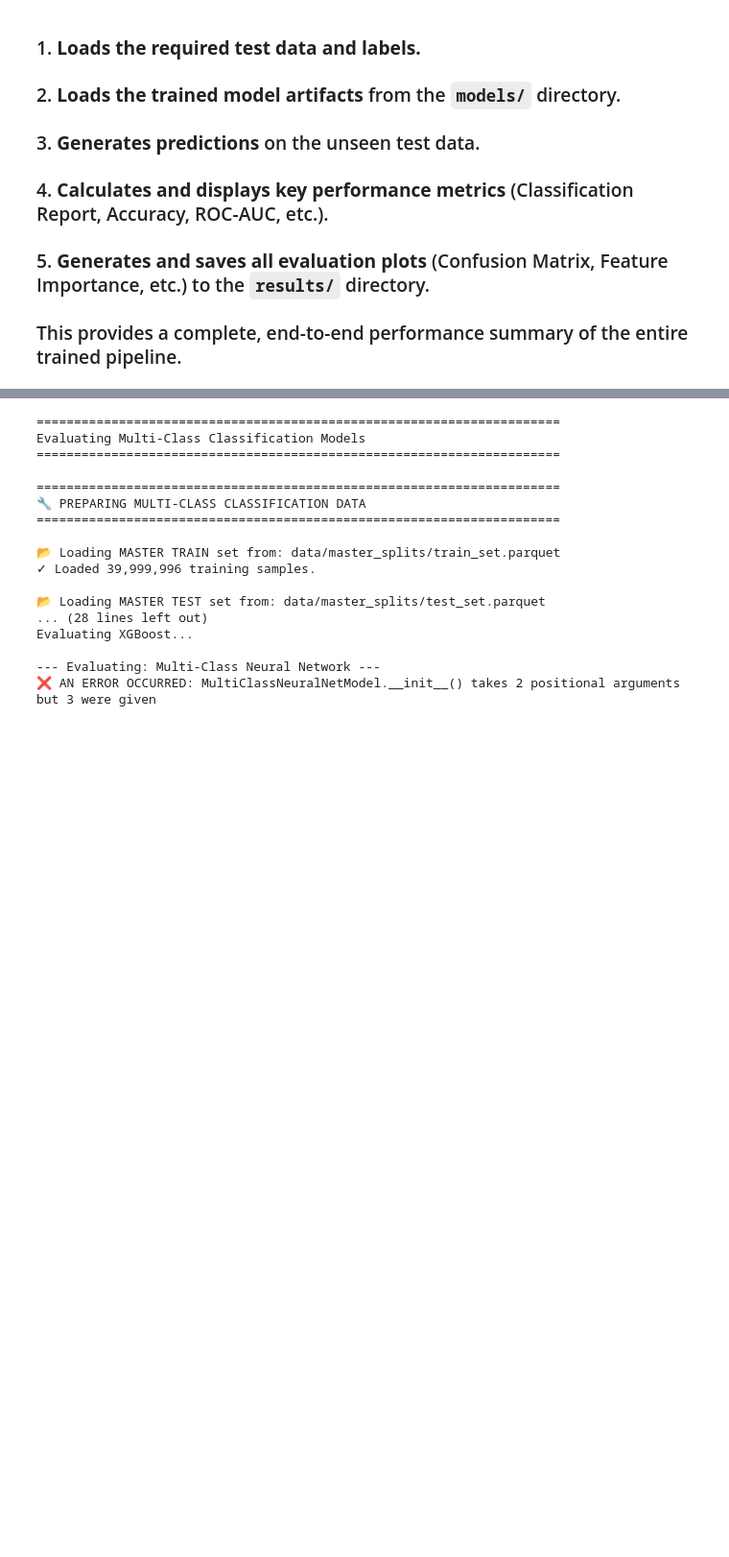
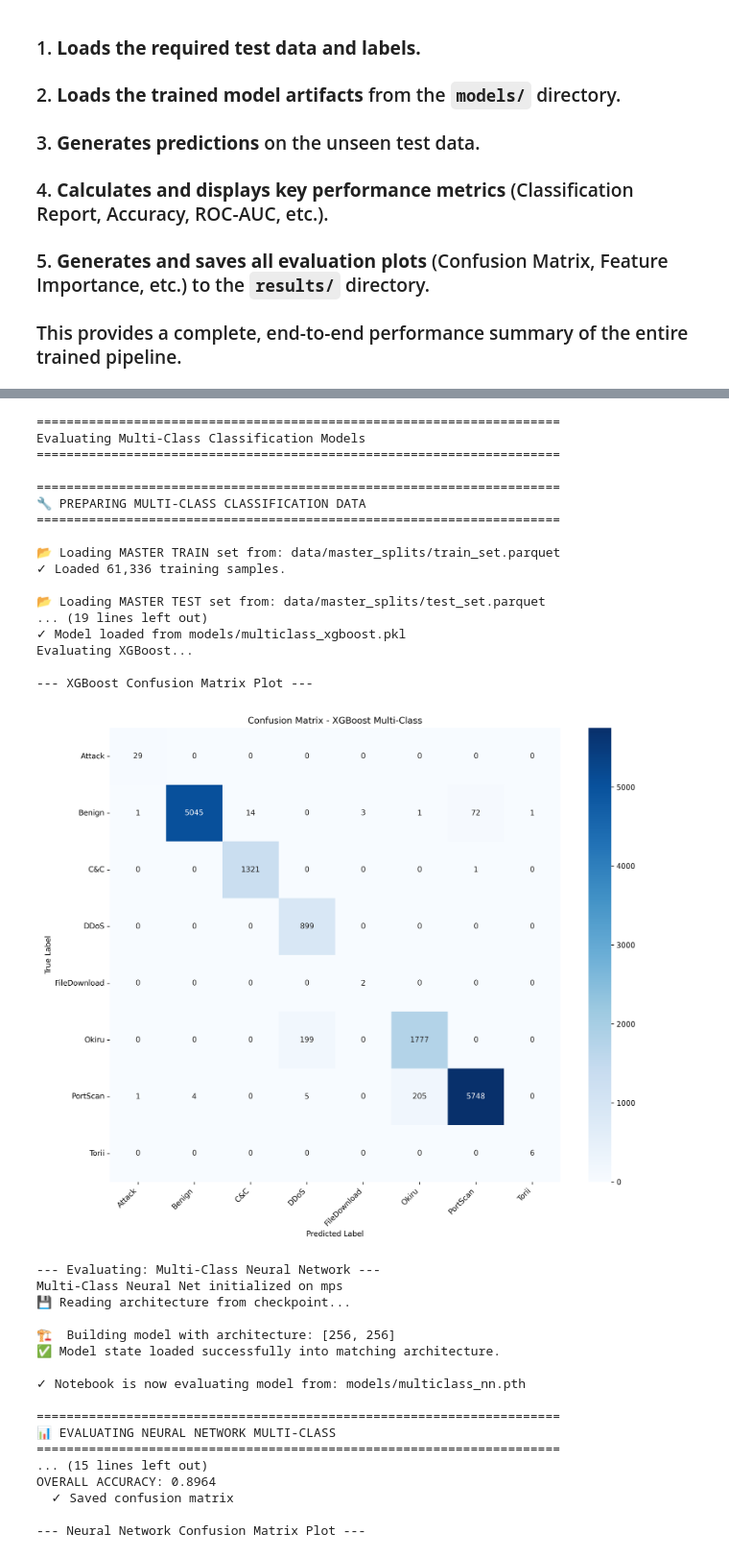
Before and after one commit to sreekargovind27/malaware_analysis, a Jupyter notebook: final_report.ipynb, the cells around one changed output, grey strips where cells are left out. Shown at 96% size. Drawn from its saved outputs; the diff is of its cells as text; code cells hidden in the pictures; blank space fills up the shorter version.

```diff
--- a/final_report.ipynb
+++ b/final_report.ipynb
@@ -171,8 +168,10 @@ Keys found in the file: ['model_state', 'scaler', 'num_classes', 'hidden_layers'
-# %%
 # %%
 # ===================================================================
 # CELL 3: EVALUATE MULTI-CLASS CLASSIFIERS (FINAL WORKING VERSION)
 # ===================================================================
+from IPython.display import Image, display
+import matplotlib.pyplot as plt
+
 print("\n" + "=" * 70)
 print("Evaluating Multi-Class Classification Models")
 print("=" * 70)
@@ -191,7 +190,17 @@ try:
     xgb_model.best_params = model_data['params']
 
     print(f"✓ Model loaded from {model_path}")
+    # This will print the classification report and accuracy, and save the plot
     xgb_results = xgb_model.evaluate(X_test_multi, y_test_multi, le_multi)
+
+    # This new section displays the plot that was just saved
+    print("\n--- XGBoost Confusion Matrix Plot ---")
+    xgb_cm_path = os.path.join(Config.RESULTS_DIR, 'multiclass_xgboost_confusion_matrix.png')
+    if os.path.exists(xgb_cm_path):
+        display(Image(filename=xgb_cm_path))
+    else:
+        print(f"Plot not found at {xgb_cm_path}")
+
 except Exception as e:
     print(f"❌ ERROR evaluating XGBoost: {e}")
 
@@ -204,40 +213,66 @@ try:
 
     # ============================================================================
     # THIS IS THE FIX: We must now provide 'num_classes' when initializing the model.
-    nn_model = MultiClassNeuralNetModel(input_dim, num_classes)
+    nn_model = MultiClassNeuralNetModel(input_dim)
     # ============================================================================
 
     # Define the final, official model filename to load.
     model_filename = 'multiclass_nn.pth'
 
     # This robust function will read the architecture from the file,
     # build the model correctly, and then load the weights.
     nn_model.load_model(model_filename)
 
     model_path_for_print = os.path.join(Config.MODELS_DIR, model_filename)
     print(f"\n✓ Notebook is now evaluating model from: {model_path_for_print}")
 
-    # The NN model's .evaluate() method expects numpy arrays.
+    # This will print the classification report and accuracy, and save the plot
     nn_results = nn_model.evaluate(X_test_multi.values, y_test_multi, le_multi)
+
+    # This new section displays the plot that was just saved
+    print("\n--- Neural Network Confusion Matrix Plot ---")
+    nn_cm_path = os.path.join(Config.RESULTS_DIR, 'multiclass_nn_confusion_matrix.png')
+    if os.path.exists(nn_cm_path):
+        display(Image(filename=nn_cm_path))
+    else:
+        print(f"Plot not found at {nn_cm_path}")
 
 except Exception as e:
     # This will catch FileNotFoundError or any other issue during loading/evaluation.
     print(f"❌ AN ERROR OCCURRED: {e}")
 # %% [output]
 ======================================================================
 Evaluating Multi-Class Classification Models
 ======================================================================
 
 ======================================================================
 🔧 PREPARING MULTI-CLASS CLASSIFICATION DATA
 ======================================================================
 
 📂 Loading MASTER TRAIN set from: data/master_splits/train_set.parquet
-✓ Loaded 39,999,996 training samples.
+✓ Loaded 61,336 training samples.
 
 📂 Loading MASTER TEST set from: data/master_splits/test_set.parquet
-... (28 lines left out)
+... (19 lines left out)
+✓ Model loaded from models/multiclass_xgboost.pkl
 Evaluating XGBoost...
 
---- Evaluating: Multi-Class Neural Network ---
-❌ AN ERROR OCCURRED: MultiClassNeuralNetModel.__init__() takes 2 positional arguments but 3 were given
+--- XGBoost Confusion Matrix Plot ---
+[figure, added]
+--- Evaluating: Multi-Class Neural Network ---
+Multi-Class Neural Net initialized on mps
+💾 Reading architecture from checkpoint...
+
+🏗️  Building model with architecture: [256, 256]
+✅ Model state loaded successfully into matching architecture.
+
+✓ Notebook is now evaluating model from: models/multiclass_nn.pth
+
+======================================================================
+📊 EVALUATING NEURAL NETWORK MULTI-CLASS
+======================================================================
+... (15 lines left out)
+OVERALL ACCURACY: 0.8964
+  ✓ Saved confusion matrix
+
+--- Neural Network Confusion Matrix Plot ---
```
Also changed, not shown: parts of 7 cells of this notebook, 12 other files.
